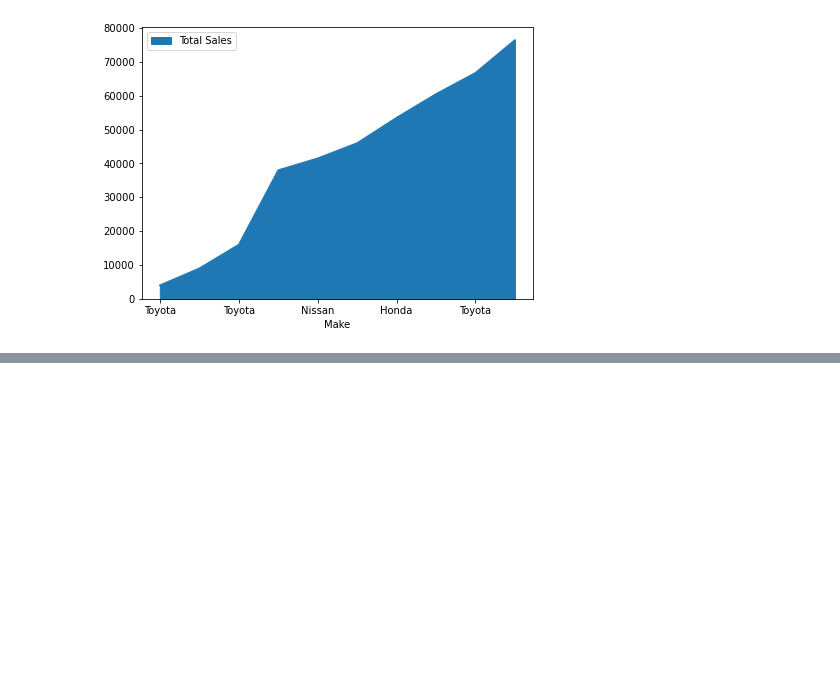
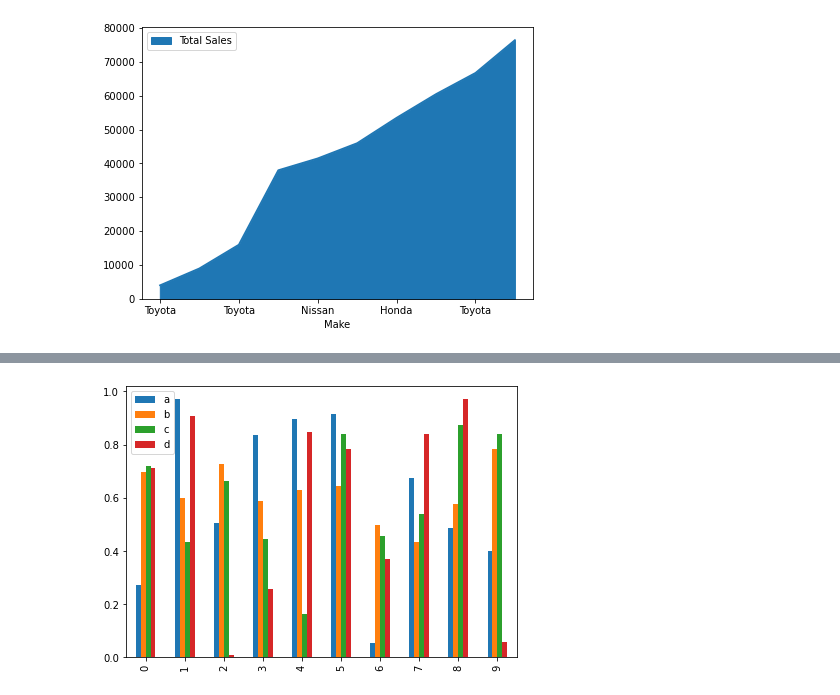
Before and after one commit to lemirser/MachineLearning, a Jupyter notebook: notebook/Introduction-to-matplotlib.ipynb, the cells around one changed output, grey strips where cells are left out. Cells and saved outputs as stored; diff of their text form; code cells hidden in the pictures; blank space fills up the shorter version.

Commit message:
Plotting with Pandas DataFrame 3

```diff
--- a/notebook/Introduction-to-matplotlib.ipynb
+++ b/notebook/Introduction-to-matplotlib.ipynb
@@ -286,3 +286,10 @@ car_sales.plot(x="Odometer (KM)", y="Price", kind="scatter");
 car_sales.plot(x="Make",y="Total Sales",kind="area", figsize=(7,5));
 # %% [output]
 [figure]
+# %%
+# Bar graph
+x = np.random.rand(10,4)
+
+# Turn it into a dataframe
+df = pd.DataFrame(x, columns=['a','b','c','d'])
+df
@@ -288,0 +308,5 @@ car_sales.plot(x="Make",y="Total Sales",kind="area", figsize=(7,5));
+# %%
+# Option 1
+df.plot.bar(figsize=(7,5));
+# %% [output]
+[figure, added]
```
Also changed, not shown: parts of 8 cells of this notebook.
